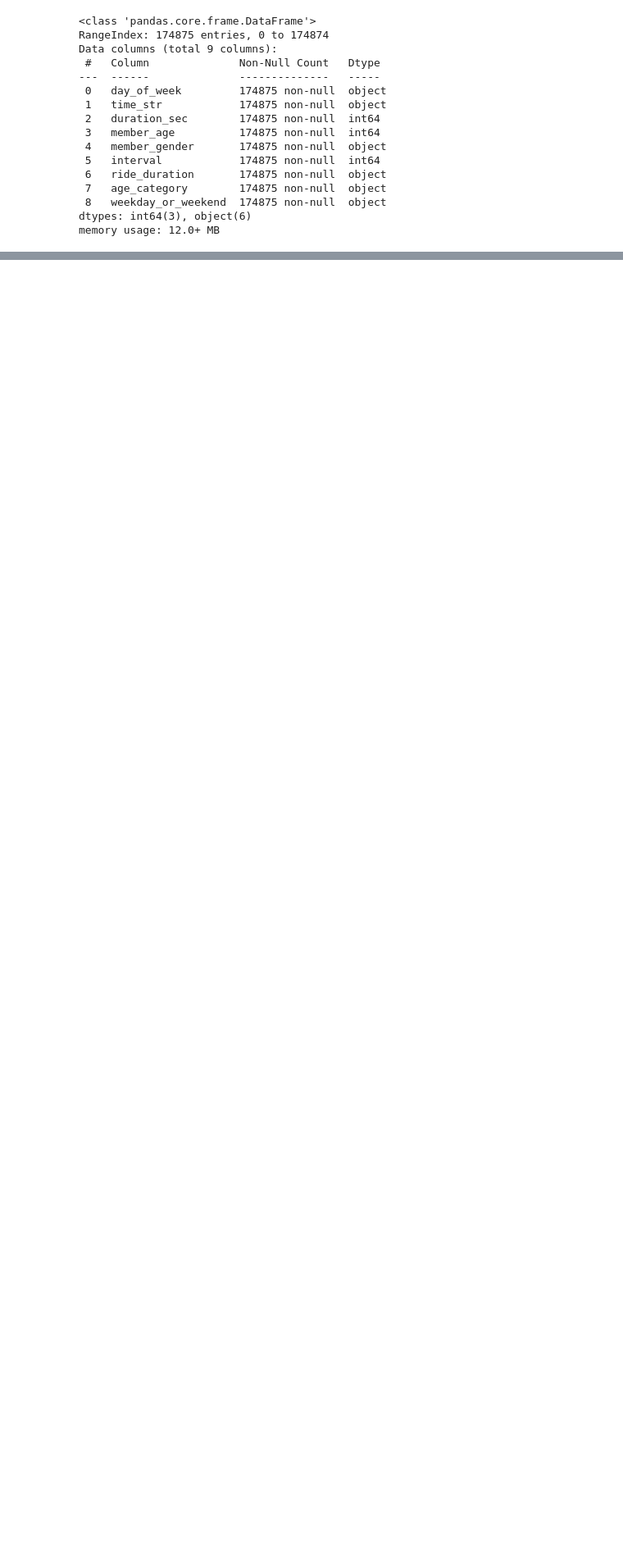
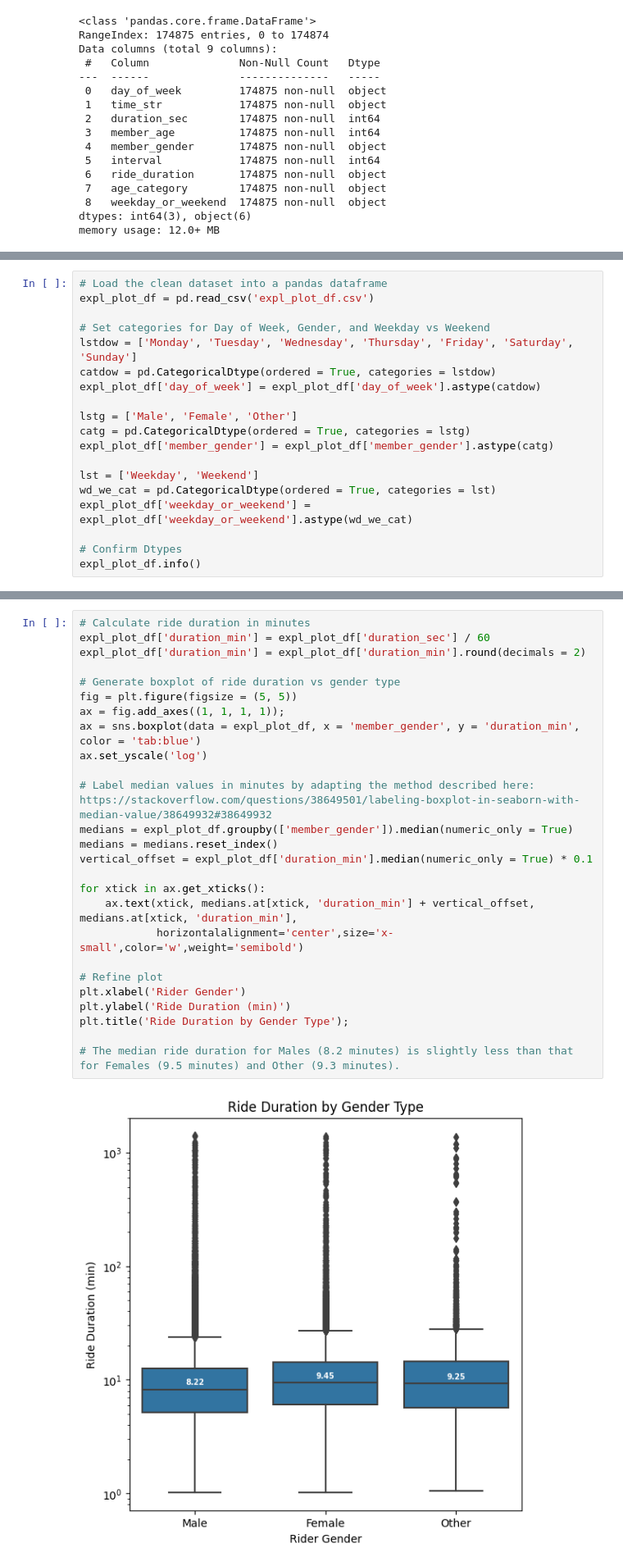
Before and after one commit to cander67/eBike-Use, a Jupyter notebook: ebike_use_eda.ipynb, the cells around one changed output, grey strips where cells are left out. Shown at 82% size. Cells and saved outputs as stored; diff of their text form; blank space fills up the shorter version.

Commit message:
feat: Enhance Conclusions
Add markdown cells and visualizations to conclusion section

```diff
--- a/ebike_use_eda.ipynb
+++ b/ebike_use_eda.ipynb
@@ -750,0 +755,19 @@ memory usage: 12.0+ MB
+# %%
+# Load the clean dataset into a pandas dataframe
+expl_plot_df = pd.read_csv('expl_plot_df.csv')
+
+# Set categories for Day of Week, Gender, and Weekday vs Weekend
+lstdow = ['Monday', 'Tuesday', 'Wednesday', 'Thursday', 'Friday', 'Saturday', 'Sunday']
+catdow = pd.CategoricalDtype(ordered = True, categories = lstdow)
+expl_plot_df['day_of_week'] = expl_plot_df['day_of_week'].astype(catdow)
+
+lstg = ['Male', 'Female', 'Other']
+catg = pd.CategoricalDtype(ordered = True, categories = lstg)
+expl_plot_df['member_gender'] = expl_plot_df['member_gender'].astype(catg)
+
+lst = ['Weekday', 'Weekend']
+wd_we_cat = pd.CategoricalDtype(ordered = True, categories = lst)
+expl_plot_df['weekday_or_weekend'] = expl_plot_df['weekday_or_weekend'].astype(wd_we_cat)
+
+# Confirm Dtypes
+expl_plot_df.info()
@@ -750,0 +799,28 @@ memory usage: 12.0+ MB
+# %%
+# Calculate ride duration in minutes
+expl_plot_df['duration_min'] = expl_plot_df['duration_sec'] / 60
+expl_plot_df['duration_min'] = expl_plot_df['duration_min'].round(decimals = 2)
+
+# Generate boxplot of ride duration vs gender type
+fig = plt.figure(figsize = (5, 5))
+ax = fig.add_axes((1, 1, 1, 1));
+ax = sns.boxplot(data = expl_plot_df, x = 'member_gender', y = 'duration_min', color = 'tab:blue')
+ax.set_yscale('log')
+
+# Label median values in minutes by adapting the method described here: https://stackoverflow.com/questions/38649501/labeling-boxplot-in-seaborn-with-median-value/38649932#38649932
+medians = expl_plot_df.groupby(['member_gender']).median(numeric_only = True)
+medians = medians.reset_index()
+vertical_offset = expl_plot_df['duration_min'].median(numeric_only = True) * 0.1
+
+for xtick in ax.get_xticks():
+    ax.text(xtick, medians.at[xtick, 'duration_min'] + vertical_offset, medians.at[xtick, 'duration_min'],
+            horizontalalignment='center',size='x-small',color='w',weight='semibold')
+
+# Refine plot
+plt.xlabel('Rider Gender')
+plt.ylabel('Ride Duration (min)')
+plt.title('Ride Duration by Gender Type');
+
+# The median ride duration for Males (8.2 minutes) is slightly less than that for Females (9.5 minutes) and Other (9.3 minutes).
+# %% [output]
+[figure, added]
```
Also changed, not shown: parts of 12 cells of this notebook.
